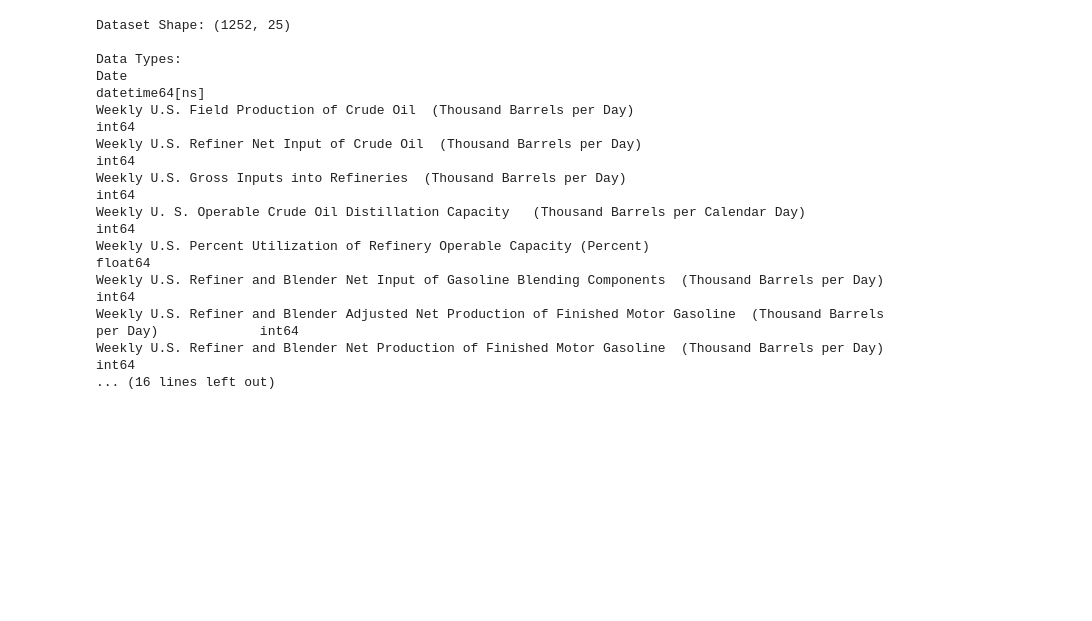
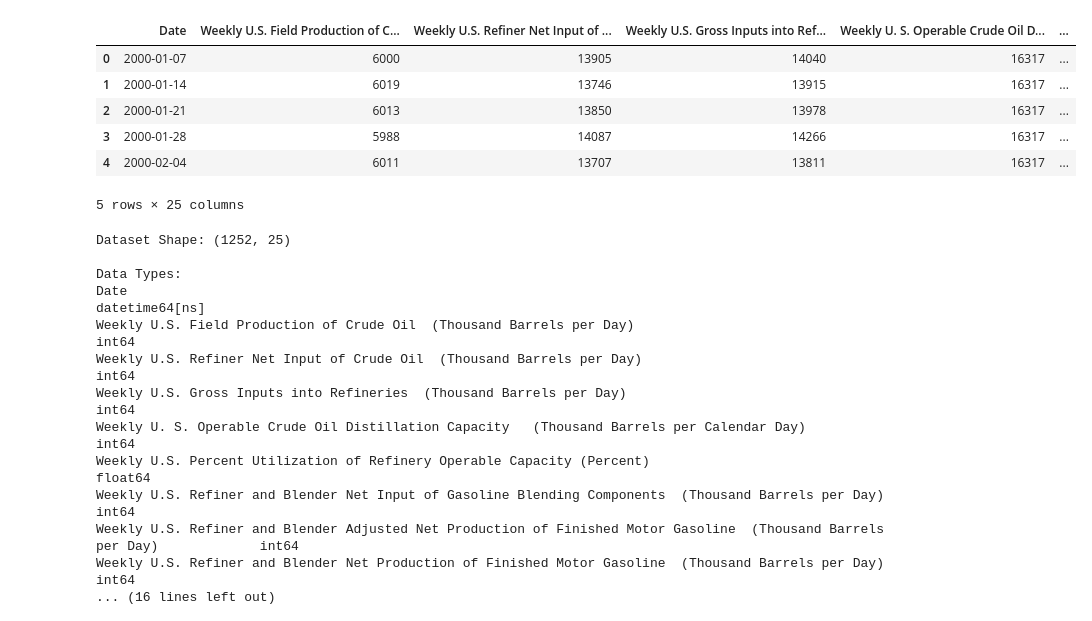
Before and after one commit to zenbean/Citadel-Women-s-Datathon-2025, a Jupyter notebook: supply-and-make-up.ipynb, the cells around one changed output. Drawn from its saved outputs; the diff is of its cells as text; code cells hidden in the pictures; blank space fills up the shorter version.

```diff
--- a/supply-and-make-up.ipynb
+++ b/supply-and-make-up.ipynb
@@ -33,3 +25,27 @@ df.head()
+# %%
+df = pd.read_csv(
+    "./data/weekly_supply_estimates.csv",
+    parse_dates=["Date"],
+    date_format="%b %d, %Y"
+)
+
+df2 = pd.read_csv(
+    "./data/monthly_gasoline_makeup_percentages.csv",
+)
+
+df2['Date'] = pd.to_datetime(df2['Date'])
+df2.set_index('Date', inplace=True)
+
+# Display first 5 rows
+df.head()
+# %% [output]
+|  | Date | Weekly U.S. Field Production of C... | Weekly U.S. Refiner Net Input of ... | Weekly U.S. Gross Inputs into Ref... | Weekly U. S. Operable Crude Oil D... | ... |
+| 0 | 2000-01-07 | 6000 | 13905 | 14040 | 16317 | ... |
+| 1 | 2000-01-14 | 6019 | 13746 | 13915 | 16317 | ... |
+| 2 | 2000-01-21 | 6013 | 13850 | 13978 | 16317 | ... |
+| 3 | 2000-01-28 | 5988 | 14087 | 14266 | 16317 | ... |
+| 4 | 2000-02-04 | 6011 | 13707 | 13811 | 16317 | ... |
+5 rows × 25 columns
 # %%
 # Basic info
 print("Dataset Shape:", df.shape)
```
Also changed, not shown: parts of 5 cells of this notebook, 4 other files.
